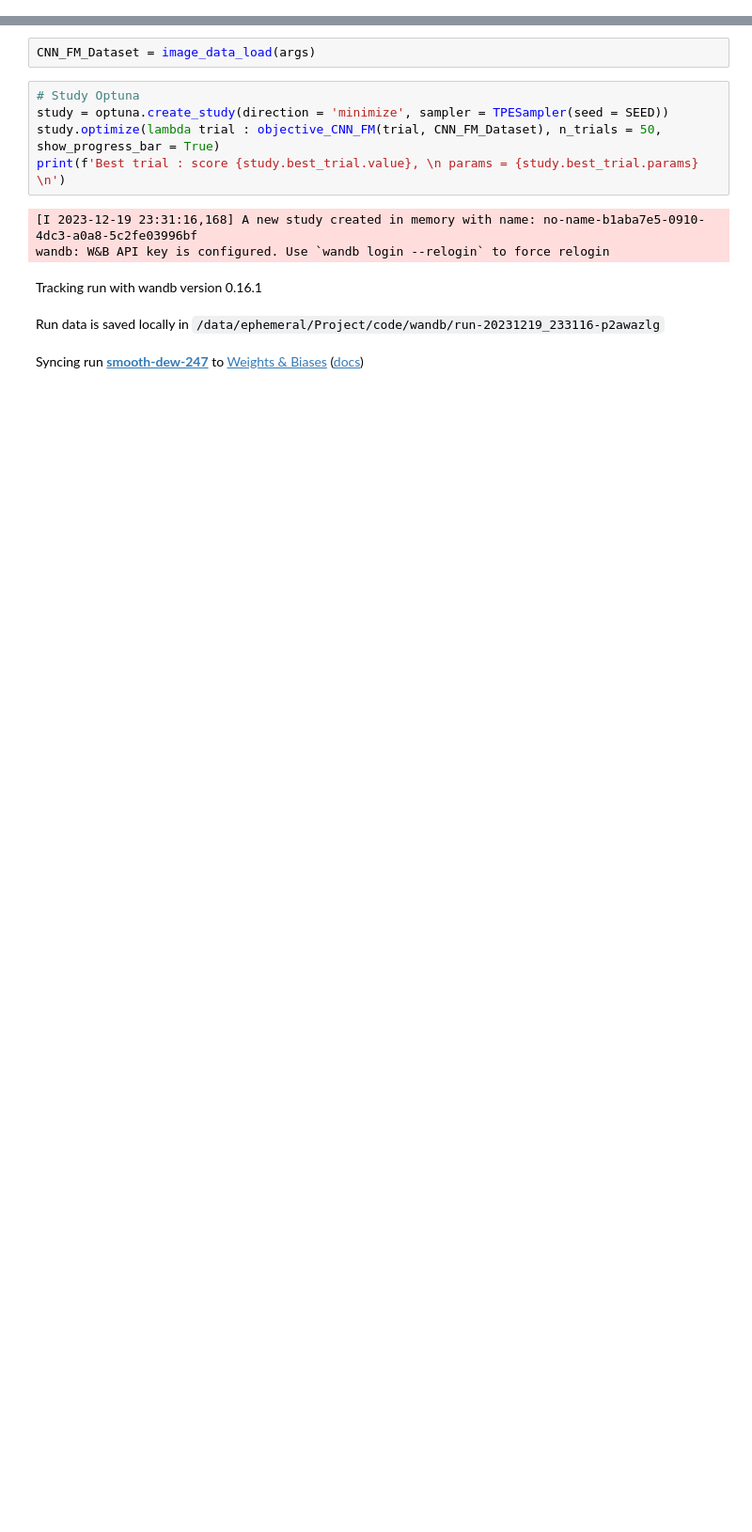
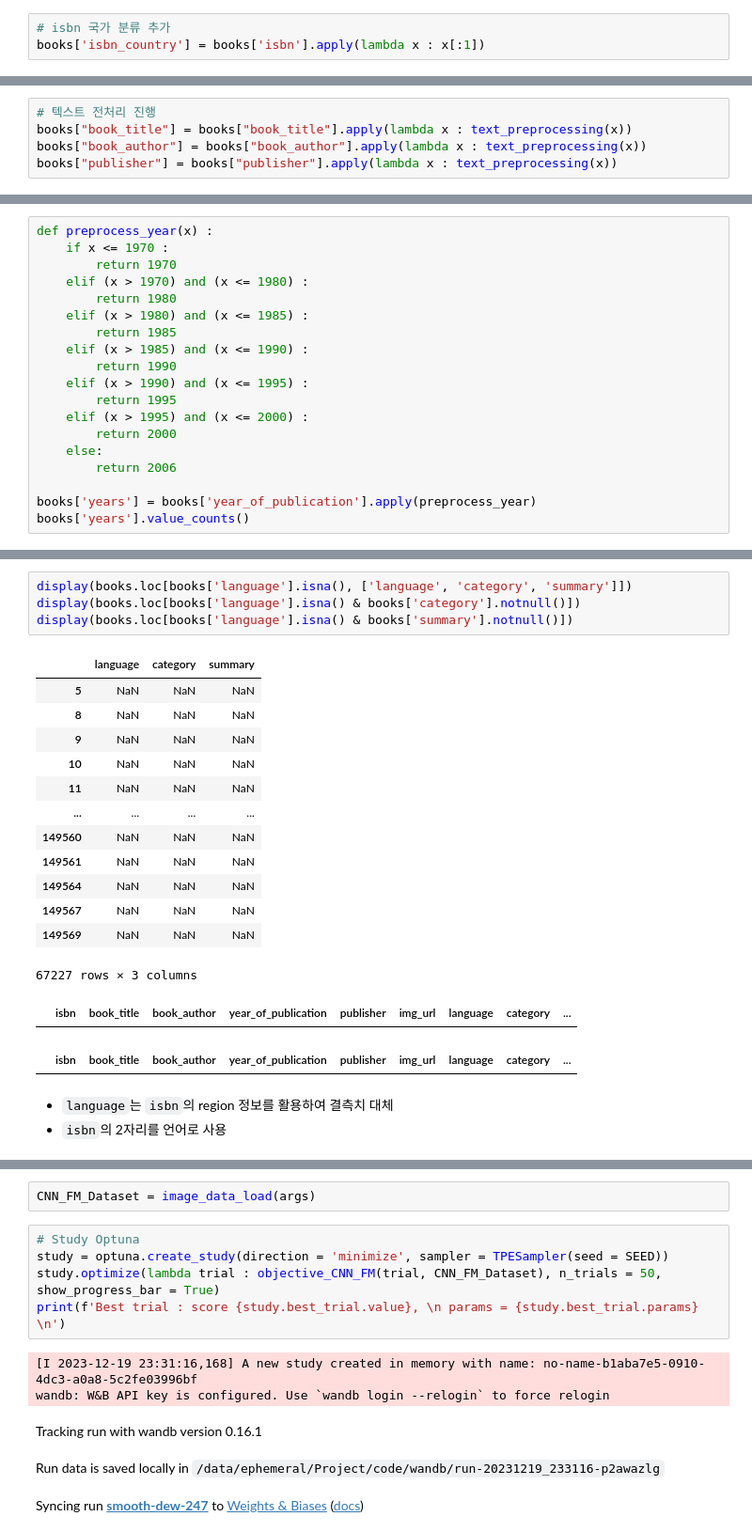
Before and after one commit to boostcampaitech6/level1-bookratingprediction-recsys-06, a Jupyter notebook: Model.ipynb, the cells around one changed output, grey strips where cells are left out. Shown at 94% size. Cells and saved outputs as stored; diff of their text form; blank space fills up the shorter version.

```diff
--- a/DL_Models.ipynb
+++ b/Model.ipynb
@@ -160,0 +140,3 @@ def objective_CNN_FM(trial : Trial, dataset) :
+# %%
+# isbn 국가 분류 추가
+books['isbn_country'] = books['isbn'].apply(lambda x : x[:1])
@@ -160,0 +159,5 @@ def objective_CNN_FM(trial : Trial, dataset) :
+# %%
+# 텍스트 전처리 진행
+books["book_title"] = books["book_title"].apply(lambda x : text_preprocessing(x))
+books["book_author"] = books["book_author"].apply(lambda x : text_preprocessing(x))
+books["publisher"] = books["publisher"].apply(lambda x : text_preprocessing(x))
@@ -160,0 +167,19 @@ def objective_CNN_FM(trial : Trial, dataset) :
+# %%
+def preprocess_year(x) :
+    if x <= 1970 :
+        return 1970
+    elif (x > 1970) and (x <= 1980) :
+        return 1980
+    elif (x > 1980) and (x <= 1985) :
+        return 1985
+    elif (x > 1985) and (x <= 1990) :
+        return 1990
+    elif (x > 1990) and (x <= 1995) :
+        return 1995
+    elif (x > 1995) and (x <= 2000) :
+        return 2000
+    else:
+        return 2006
+
+books['years'] = books['year_of_publication'].apply(preprocess_year)
+books['years'].value_counts()
@@ -160,0 +231,23 @@ def objective_CNN_FM(trial : Trial, dataset) :
+# %%
+display(books.loc[books['language'].isna(), ['language', 'category', 'summary']])
+display(books.loc[books['language'].isna() & books['category'].notnull()])
+display(books.loc[books['language'].isna() & books['summary'].notnull()])
+# %% [output]
+|  | language | category | summary |
+| 5 | NaN | NaN | NaN |
+| 8 | NaN | NaN | NaN |
+| 9 | NaN | NaN | NaN |
+| 10 | NaN | NaN | NaN |
+| 11 | NaN | NaN | NaN |
+| ... | ... | ... | ... |
+| 149560 | NaN | NaN | NaN |
+| 149561 | NaN | NaN | NaN |
+| 149564 | NaN | NaN | NaN |
+| 149567 | NaN | NaN | NaN |
+| 149569 | NaN | NaN | NaN |
+67227 rows × 3 columns
+|  | isbn | book_title | book_author | year_of_publication | publisher | img_url | language | category | ... |
+|  | isbn | book_title | book_author | year_of_publication | publisher | img_url | language | category | ... |
+# %% [markdown]
+- `language`는 `isbn`의 region 정보를 활용하여 결측치 대체
+- `isbn`의 2자리를 언어로 사용
```
Also changed, not shown: parts of 88 cells of this notebook, 14 other files.
